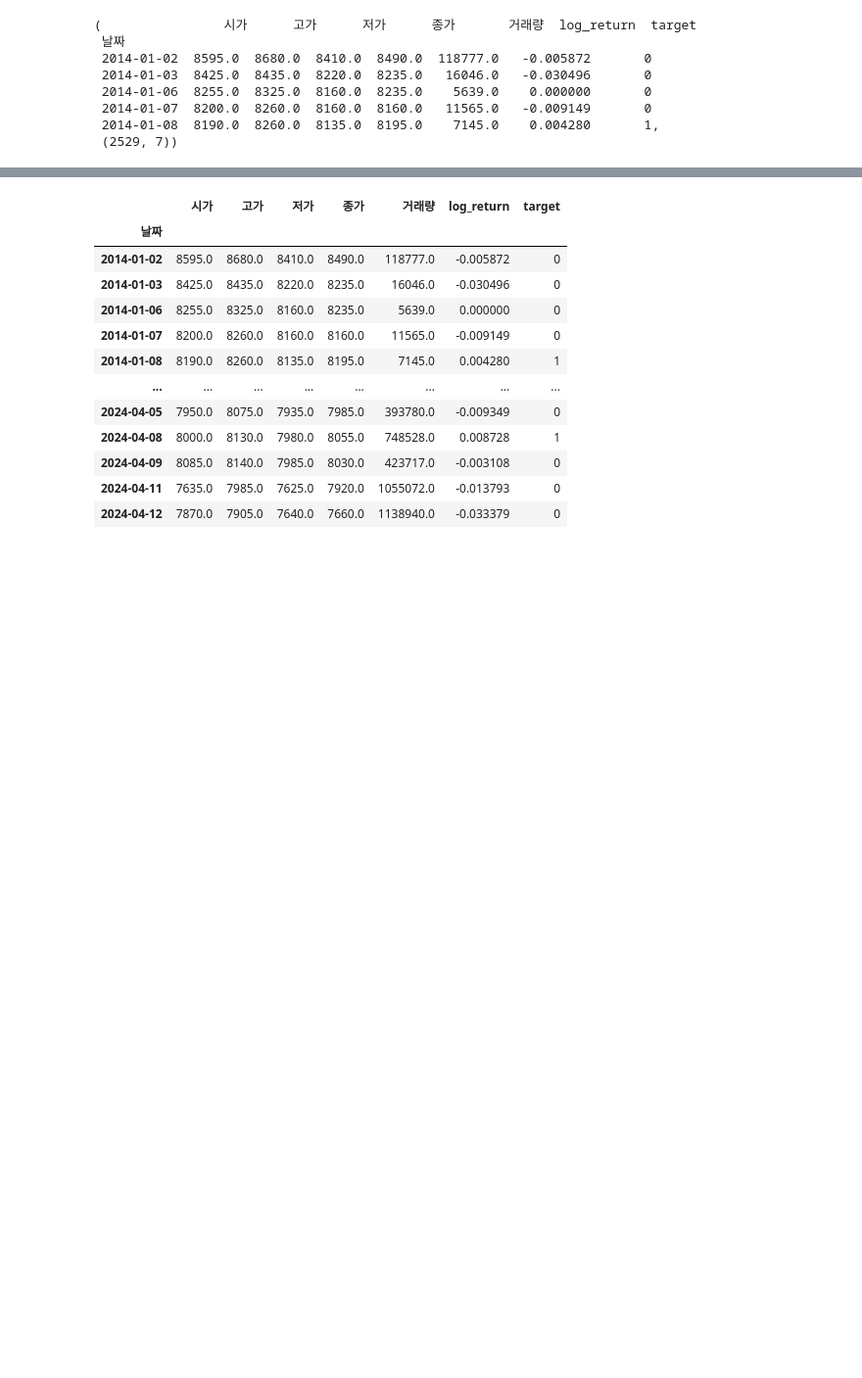
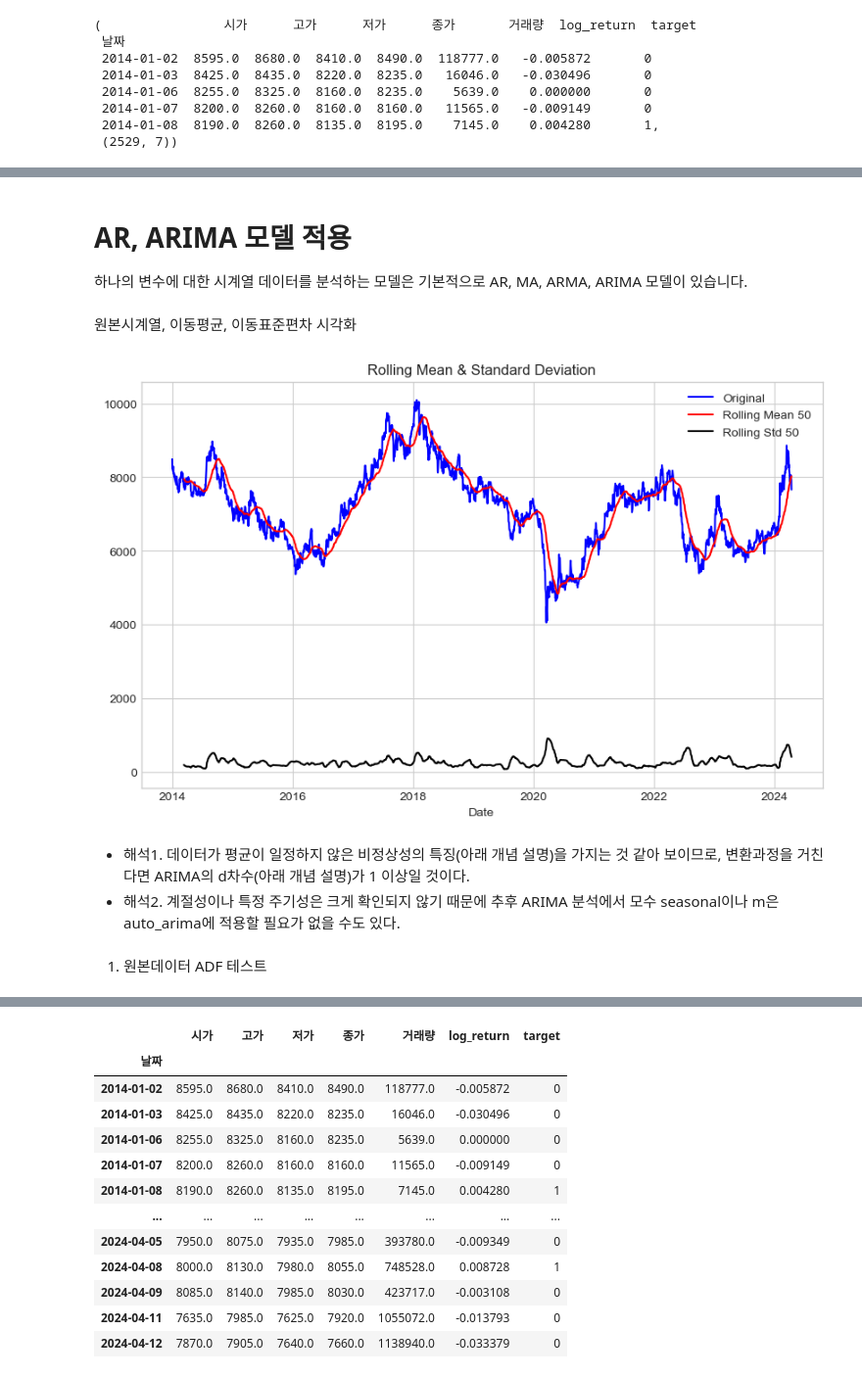
Before and after one commit to channy33/ML_pjt, a Jupyter notebook: BANK_pjt/BANK_pjt.ipynb, the cells around one changed output, grey strips where cells are left out. Shown at 98% size. Cells and saved outputs as stored; diff of their text form; code cells hidden in the pictures; blank space fills up the shorter version.

```diff
--- a/BANK_pjt/BANK_pjt.ipynb
+++ b/BANK_pjt/BANK_pjt.ipynb
@@ -842,0 +843,4 @@ merged_df.head(), merged_df.shape
+# %%
+# 거래량이 0인 일자 제거 & 수정종가 데이터만 사용
+data = merged_df['종가'][merged_df['종가'] != 0]
+data
@@ -842,0 +861,28 @@ merged_df.head(), merged_df.shape
+# %% [markdown]
+# AR, ARIMA 모델 적용
+<b/>하나의 변수</b>에 대한 시계열 데이터를 분석하는 모델은 기본적으로 AR, MA, ARMA, ARIMA 모델이 있습니다.
+# %% [markdown]
+원본시계열, 이동평균, 이동표준편차 시각화
+# %%
+def plot_rolling(data, interval):
+    rolmean = data.rolling(interval).mean()
+    rolstd = data.rolling(interval).std()
+    #Plot rolling statistics:
+    plt.figure(figsize=(10, 6))
+    plt.xlabel('Date')
+    orig = plt.plot(data, color='blue',label='Original')
+    mean = plt.plot(rolmean, color='red', label='Rolling Mean {}'.format(interval))
+    std = plt.plot(rolstd, color='black', label = 'Rolling Std {}'.format(interval))
+    plt.legend(loc='best')
+    plt.title('Rolling Mean & Standard Deviation')
+    plt.show()
+
+# 50일치 평균내어 이동평균계산
+plot_rolling(data, 50)
+# %% [output]
+[figure, added]
+# %% [markdown]
+- 해석1. 데이터가 평균이 일정하지 않은 비정상성의 특징(아래 개념 설명)을 가지는 것 같아 보이므로, 변환과정을 거친다면 ARIMA의 d차수(아래 개념 설명)가 1 이상일 것이다.
+- 해석2. 계절성이나 특정 주기성은 크게 확인되지 않기 때문에 추후 ARIMA 분석에서 모수 seasonal이나 m은 auto_arima에 적용할 필요가 없을 수도 있다.
+# %% [markdown]
+1) 원본데이터 ADF 테스트
```
Also changed, not shown: parts of 51 cells of this notebook.
